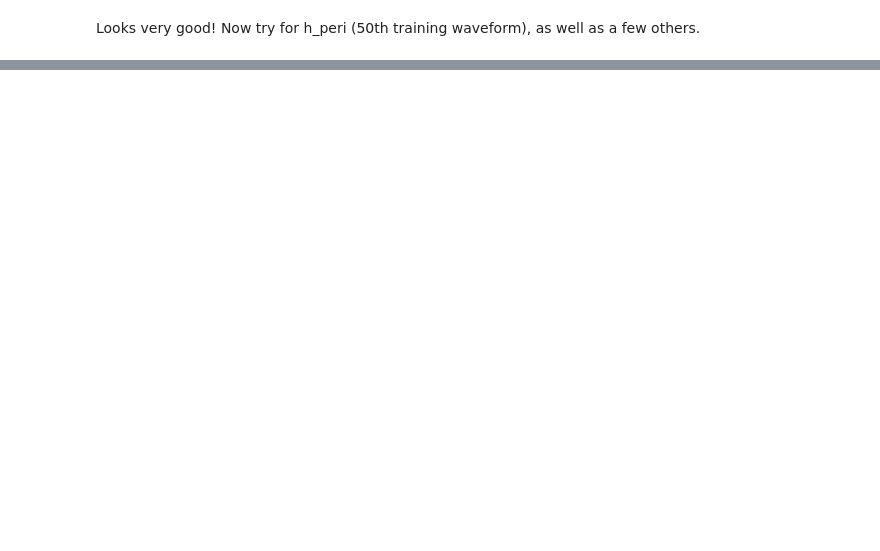
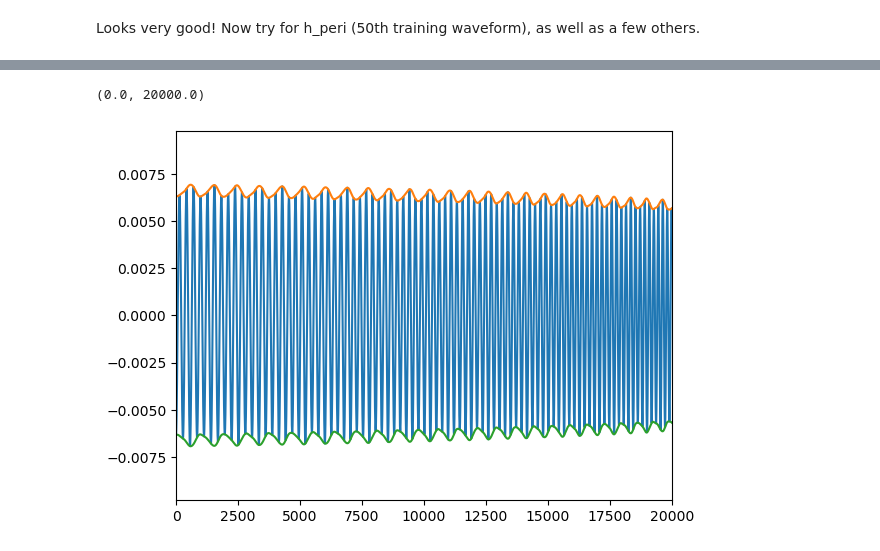
Before and after one commit to BenGPatterson/EccentricBinaries, a Jupyter notebook: notebooks/principal_component_analysis.ipynb, the cells around one changed output, grey strips where cells are left out. Cells and saved outputs as stored; diff of their text form; code cells hidden in the pictures; blank space fills up the shorter version.

```diff
--- a/notebooks/principal_component_analysis.ipynb
+++ b/notebooks/principal_component_analysis.ipynb
@@ -208,0 +285,8 @@ This appears to be where the 0.7% of information lost by keeping only the first
+# %%
+plt.plot(np.arange(len(U.T[1])), U.T[1])
+plt.plot(np.arange(len(U.T[1])), np.sqrt(np.real(U.T[1])**2+np.imag(U.T[1])**2))
+plt.plot(np.arange(len(U.T[1])), -np.sqrt(np.real(U.T[1])**2+np.imag(U.T[1])**2))
+plt.xlim(0,20000)
+# %% [output]
+(0.0, 20000.0)
+[figure, added]
```
Also changed, not shown: parts of 31 cells of this notebook, 3 other files.
